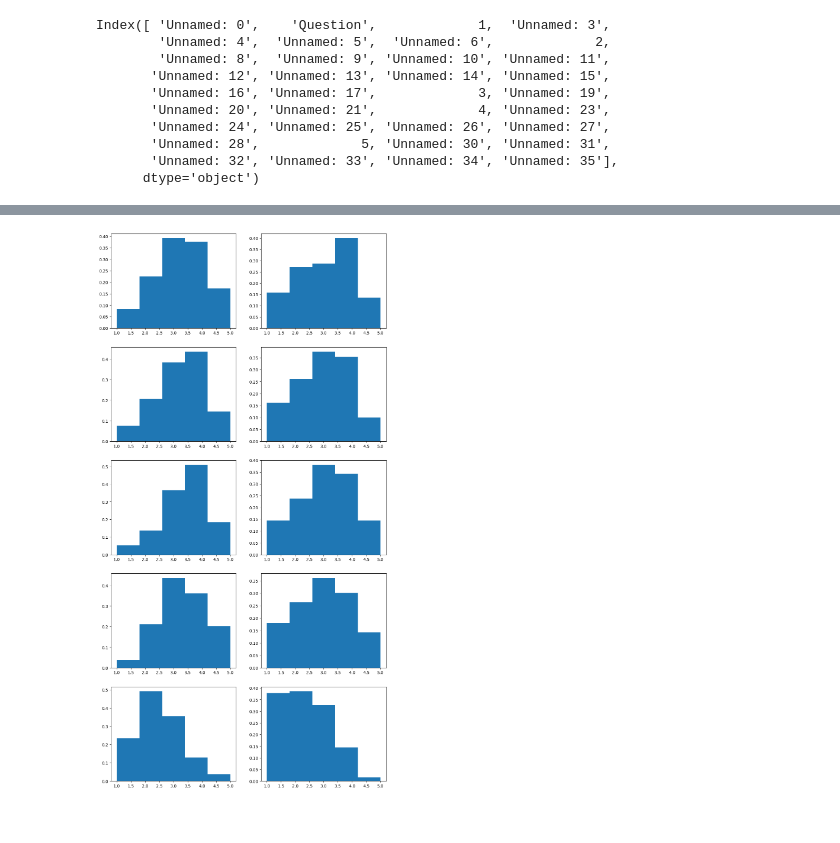
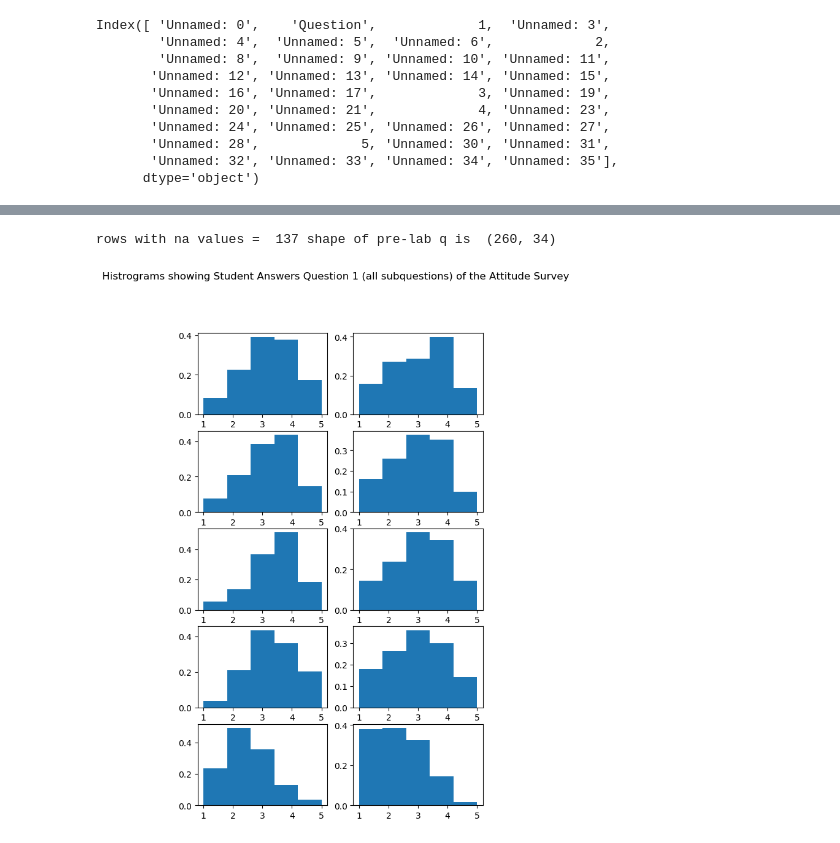
Before and after one commit to Devejya/project, a Jupyter notebook: project_test.ipynb, the cells around one changed output, grey strips where cells are left out. Cells and saved outputs as stored; diff of their text form; code cells hidden in the pictures.

```diff
--- a/project_test.ipynb
+++ b/project_test.ipynb
@@ -75,33 +65,36 @@ d2["Q2"] = pd.DataFrame(columns=["1", "2", "3", "4", "5", "6", "7", "8", "9", "1
 d2["Q3"] = pd.DataFrame(columns=["1", "2", "3", "4"],\
     data=postlab[[3, 'Unnamed: 19',
        'Unnamed: 20', 'Unnamed: 21']].values[1:]
 )
 d2["Q4"] = pd.DataFrame(columns=["1", "2", "3", "4", "5", "6", "7"],\
     data=postlab[[4, 'Unnamed: 23',
        'Unnamed: 24', 'Unnamed: 25', 'Unnamed: 26', 'Unnamed: 27',
        'Unnamed: 28']].values[1:]
 )
 d2["Q5"] = pd.DataFrame(columns=["1", "2", "3", "4", "5", "6", "7"],\
     data=postlab[[5, 'Unnamed: 30', 'Unnamed: 31',
        'Unnamed: 32', 'Unnamed: 33', 'Unnamed: 34', 'Unnamed: 35']].values[1:]
 )
 postlab_studentnum = postlab['Unnamed: 0'][1:].values
 postlab_q = pd.concat(d2, axis=1)
 postlab_q.index = postlab_studentnum
-postlab_q.describe()
+print('rows with na values = ',postlab_q.isna().any(axis=1).sum(), "shape of pre-lab q is ", postlab_q.shape)
 
-fig, ax = plt.subplots(5,2, figsize=(12,24))
+
+fig, ax = plt.subplots(5,2, figsize=(6,10))
+fig.suptitle("Histrograms showing Student Answers Question 1 (all subquestions) of the Attitude Survey")
 ax[0,0].hist(prelab_q[('Q1', '1')], density=True, bins=5)
 ax[0,1].hist(postlab_q[('Q1', '1')], density=True, bins=5)
 ax[1,0].hist(prelab_q[('Q1', '2')], density=True, bins=5)
 ax[1,1].hist(postlab_q[('Q1', '2')], density=True, bins=5)
 ax[2,0].hist(prelab_q[('Q1', '3')], density=True, bins=5)
 ax[2,1].hist(postlab_q[('Q1', '3')], density=True, bins=5)
 ax[3,0].hist(prelab_q[('Q1', '4')], density=True, bins=5)
 ax[3,1].hist(postlab_q[('Q1', '4')], density=True, bins=5)
 ax[4,0].hist(prelab_q[('Q1', '5')], density=True, bins=5)
 ax[4,1].hist(postlab_q[('Q1', '5')], density=True, bins=5)
 
 plt.show()
 # %% [output]
+rows with na values =  137 shape of pre-lab q is  (260, 34)
-[figure, old version]
+[figure, new version]
```
Also changed, not shown: parts of 4 cells of this notebook, 1 other file.
